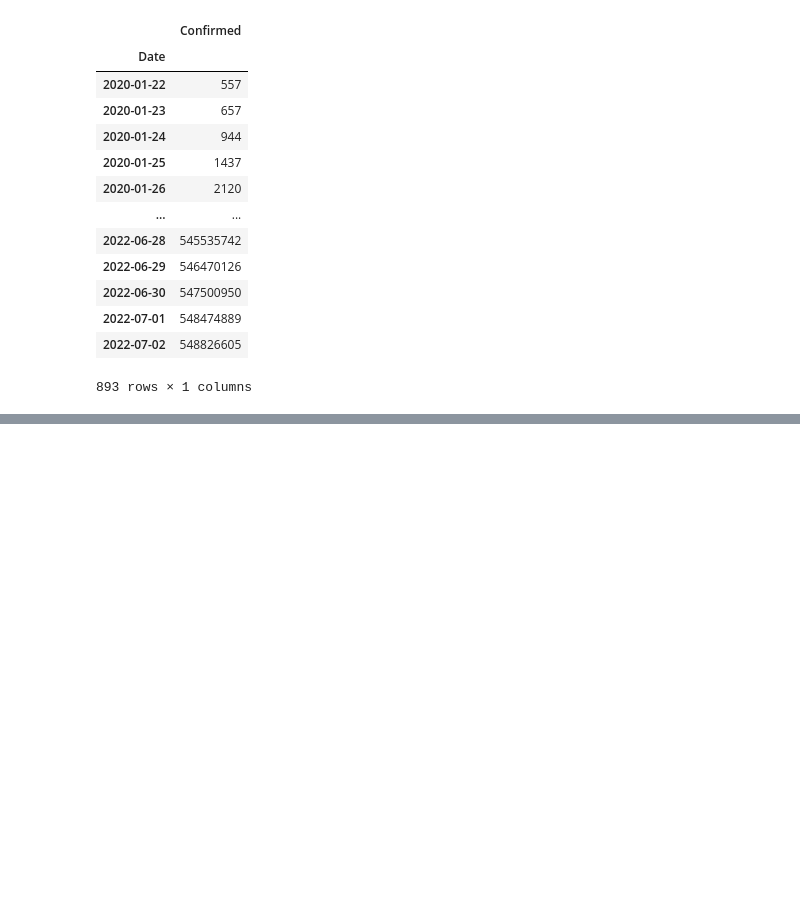
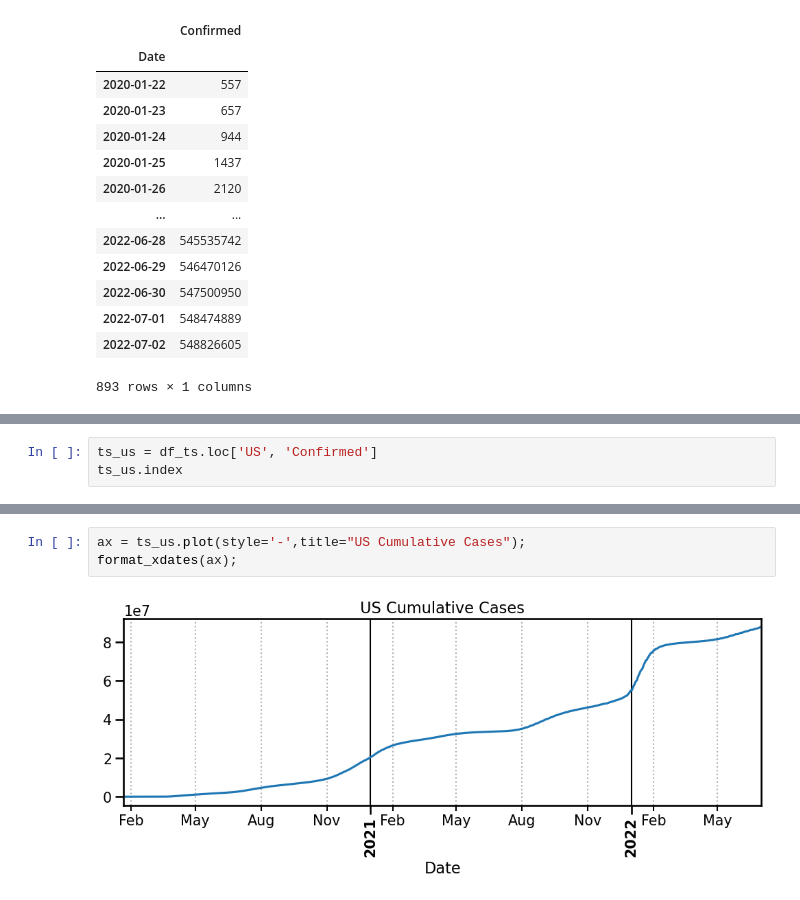
Before and after one commit to hawkeyedatatsai/Time-Series-Analysis, a Jupyter notebook: 9-Preparing Wide Form Time Data.ipynb, the cells around one changed output, grey strips where cells are left out. Drawn from its saved outputs; the diff is of its cells as text; blank space fills up the shorter version.

```diff
--- a/9-Preparing Wide Form Time Data.ipynb
+++ b/9-Preparing Wide Form Time Data.ipynb
@@ -186,0 +386,3 @@ melted.resample("D").sum()
+# %%
+ts_us = df_ts.loc['US', 'Confirmed']
+ts_us.index
@@ -186,0 +398,5 @@ melted.resample("D").sum()
+# %%
+ax = ts_us.plot(style='-',title="US Cumulative Cases");
+format_xdates(ax);
+# %% [output]
+[figure, added]
```
Also changed, not shown: parts of 26 cells of this notebook, 3 other files.
